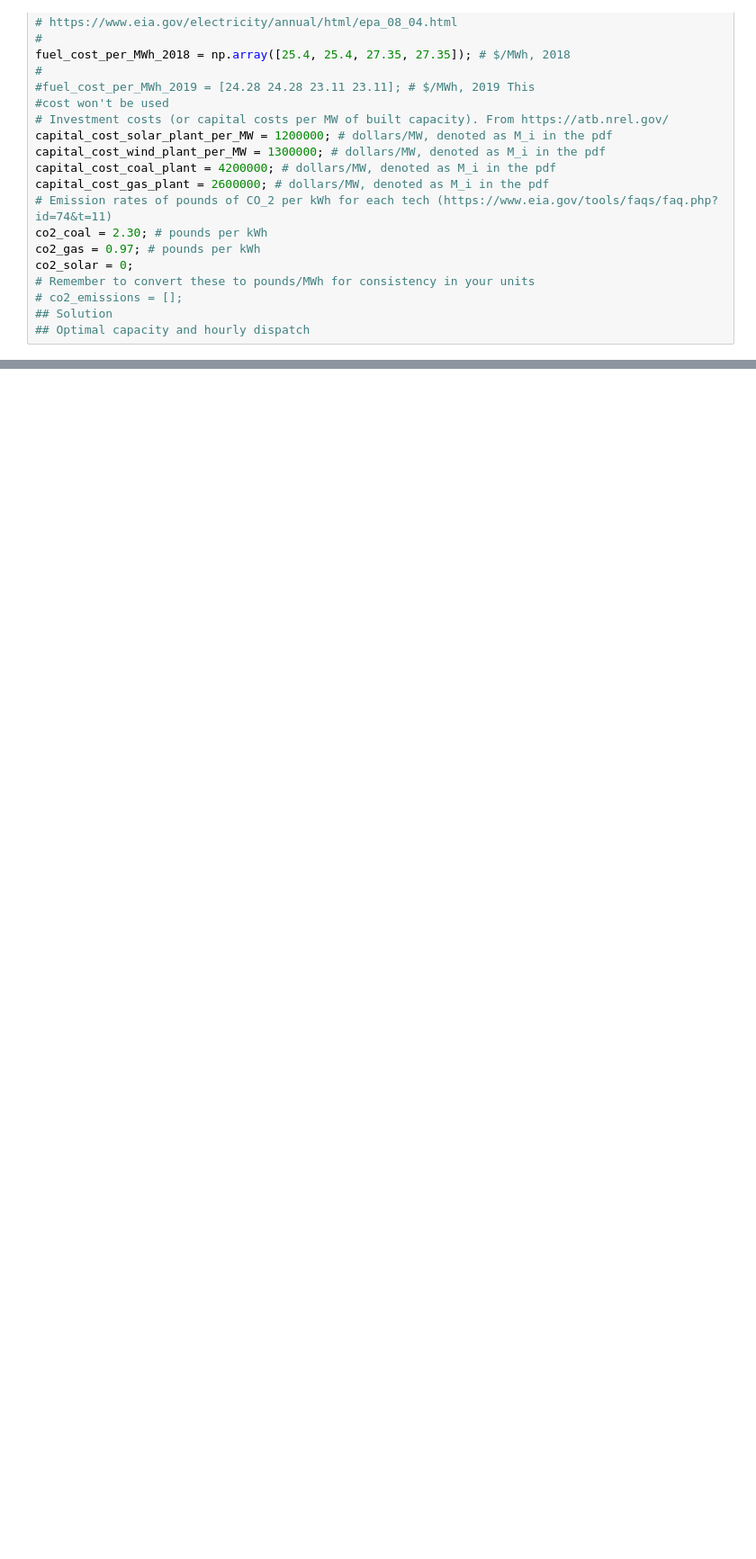
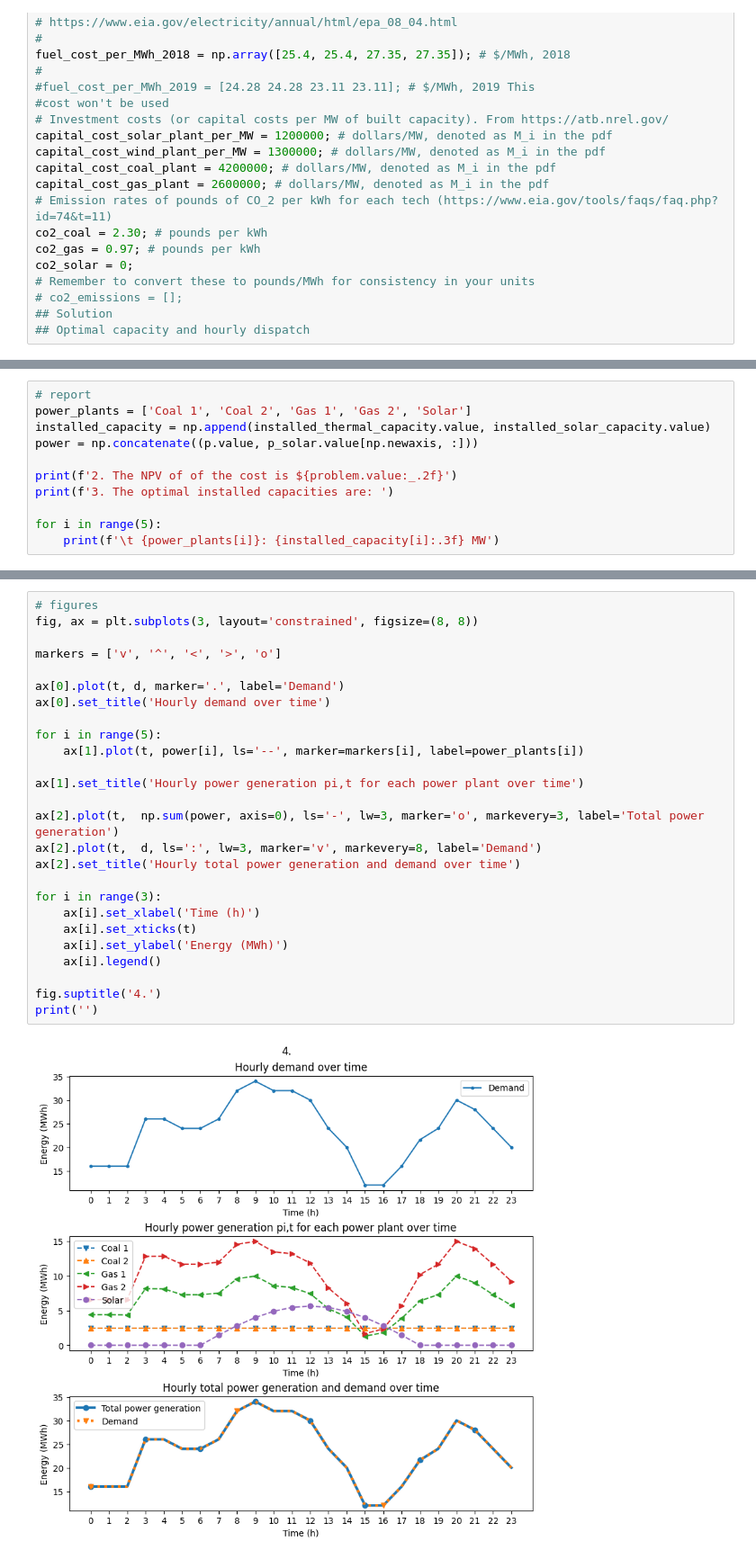
Before and after one commit to WeiLuya/mae119_code, a Jupyter notebook: hw2/hw2.ipynb, the cells around one changed output, grey strips where cells are left out. Shown: that part at 90% size. Drawn from its saved outputs; the diff is of its cells as text; blank space fills up the shorter version.

```diff
--- a/hw2/hw2.ipynb
+++ b/hw2/hw2.ipynb
@@ -113,0 +117,11 @@ print(installed_thermal_capacity.value)
+# %%
+# report
+power_plants = ['Coal 1', 'Coal 2', 'Gas 1', 'Gas 2', 'Solar']
+installed_capacity = np.append(installed_thermal_capacity.value, installed_solar_capacity.value)
+power = np.concatenate((p.value, p_solar.value[np.newaxis, :]))
+
+print(f'2. The NPV of of the cost is ${problem.value:_.2f}')
+print(f'3. The optimal installed capacities are: ')
+
+for i in range(5):
+    print(f'\t {power_plants[i]}: {installed_capacity[i]:.3f} MW')
@@ -113,0 +136,28 @@ print(installed_thermal_capacity.value)
+# %%
+# figures
+fig, ax = plt.subplots(3, layout='constrained', figsize=(8, 8))
+
+markers = ['v', '^', '<', '>', 'o']
+
+ax[0].plot(t, d, marker='.', label='Demand')
+ax[0].set_title('Hourly demand over time')
+
+for i in range(5):
+    ax[1].plot(t, power[i], ls='--', marker=markers[i], label=power_plants[i])
+
+ax[1].set_title('Hourly power generation pi,t for each power plant over time')
+
+ax[2].plot(t,  np.sum(power, axis=0), ls='-', lw=3, marker='o', markevery=3, label='Total power generation')
+ax[2].plot(t,  d, ls=':', lw=3, marker='v', markevery=8, label='Demand')
+ax[2].set_title('Hourly total power generation and demand over time')
+
+for i in range(3):
+    ax[i].set_xlabel('Time (h)')
+    ax[i].set_xticks(t)
+    ax[i].set_ylabel('Energy (MWh)')
+    ax[i].legend()
+
+fig.suptitle('4.')
+print('')
+# %% [output]
+[figure, added]
```
Also changed, not shown: parts of 10 cells of this notebook.
